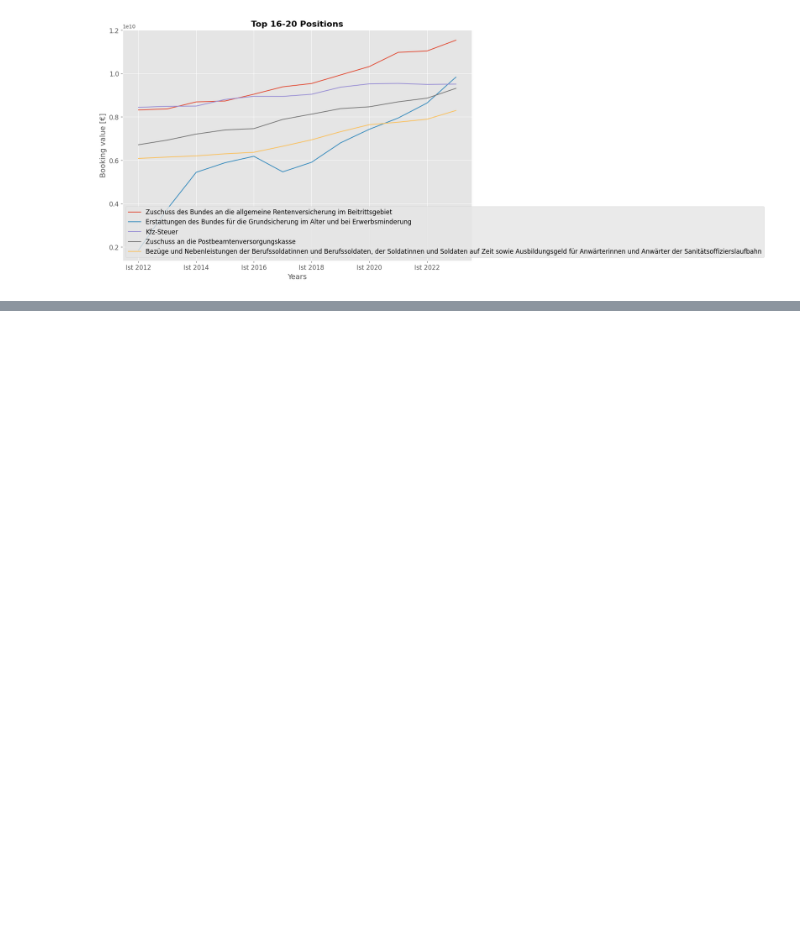
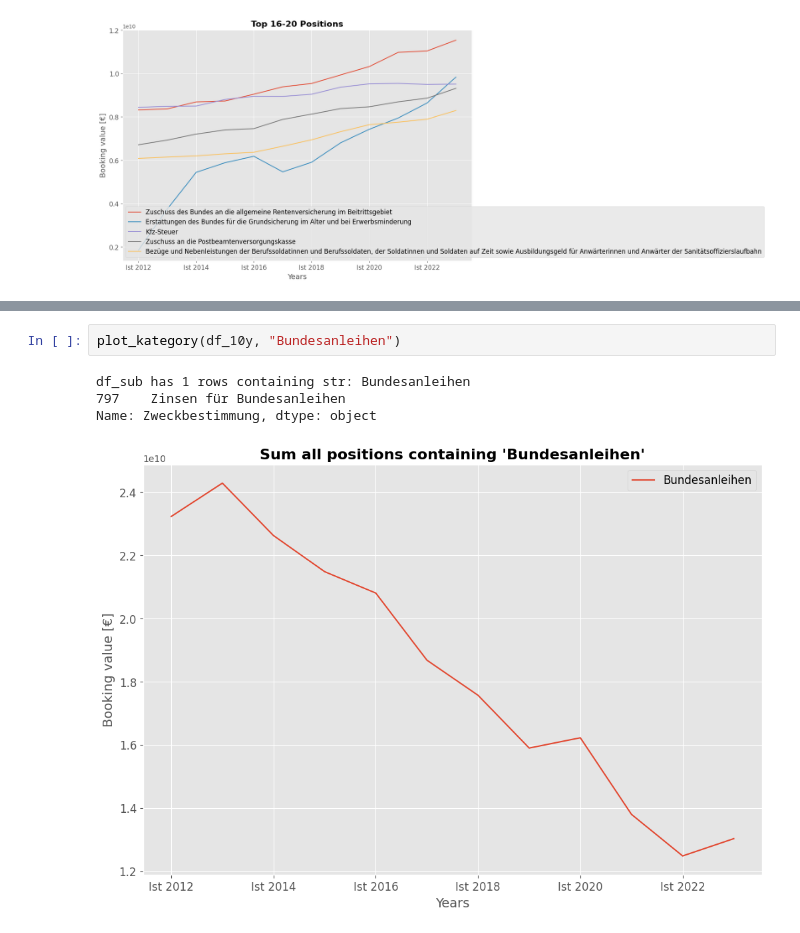
Before and after one commit to MaxwellMuF/Urban_technologie_project_Bundeshaushalt, a Jupyter notebook: 5_analyse_data.ipynb, the cells around one changed output, grey strips where cells are left out. Cells and saved outputs as stored; diff of their text form; blank space fills up the shorter version.

```diff
--- a/5_analyse_data.ipynb
+++ b/5_analyse_data.ipynb
@@ -128,0 +187,7 @@ plot_5_positions(df_10y, (15,20))
+# %%
+plot_kategory(df_10y, "Bundesanleihen")
+# %% [output]
+df_sub has 1 rows containing str: Bundesanleihen
+797    Zinsen für Bundesanleihen
+Name: Zweckbestimmung, dtype: object
+[figure, added]
```
Also changed, not shown: parts of 20 cells of this notebook, 6 other files.
